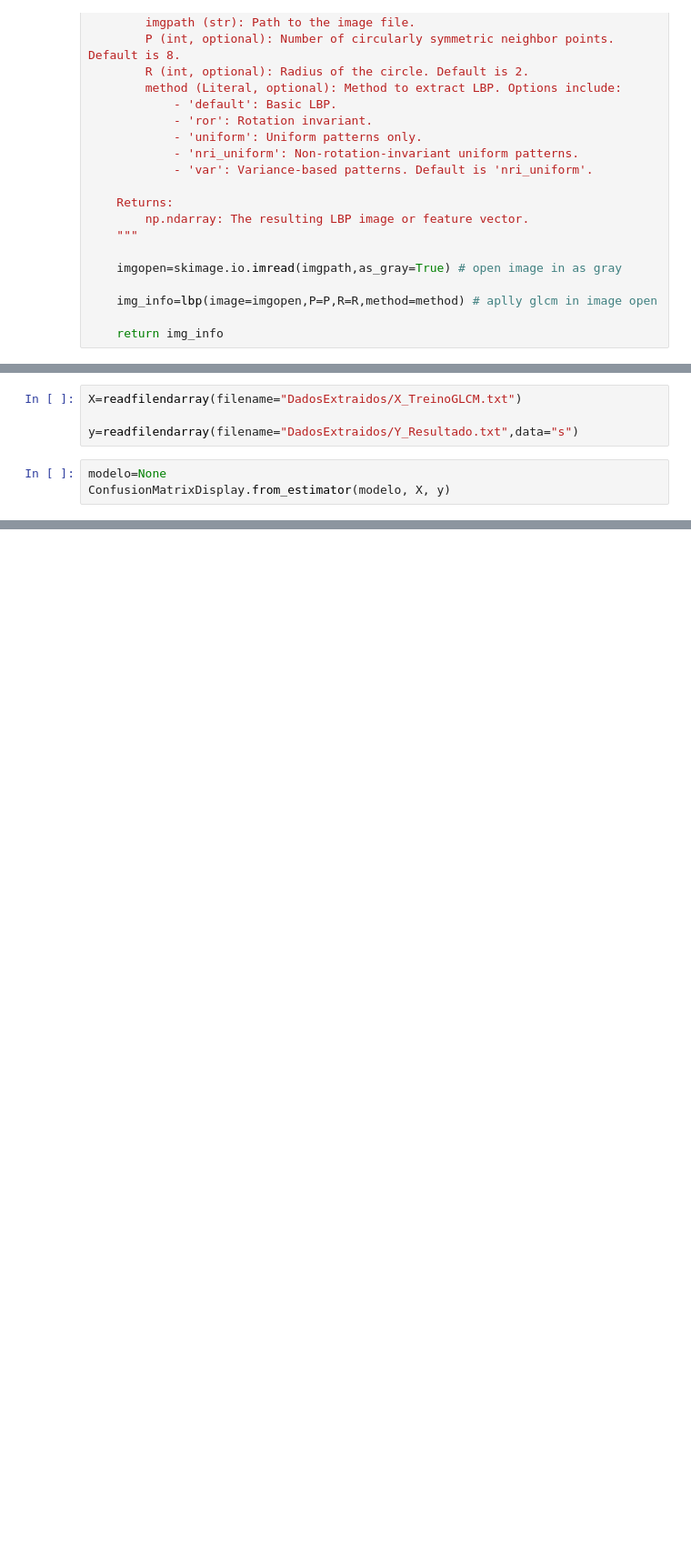
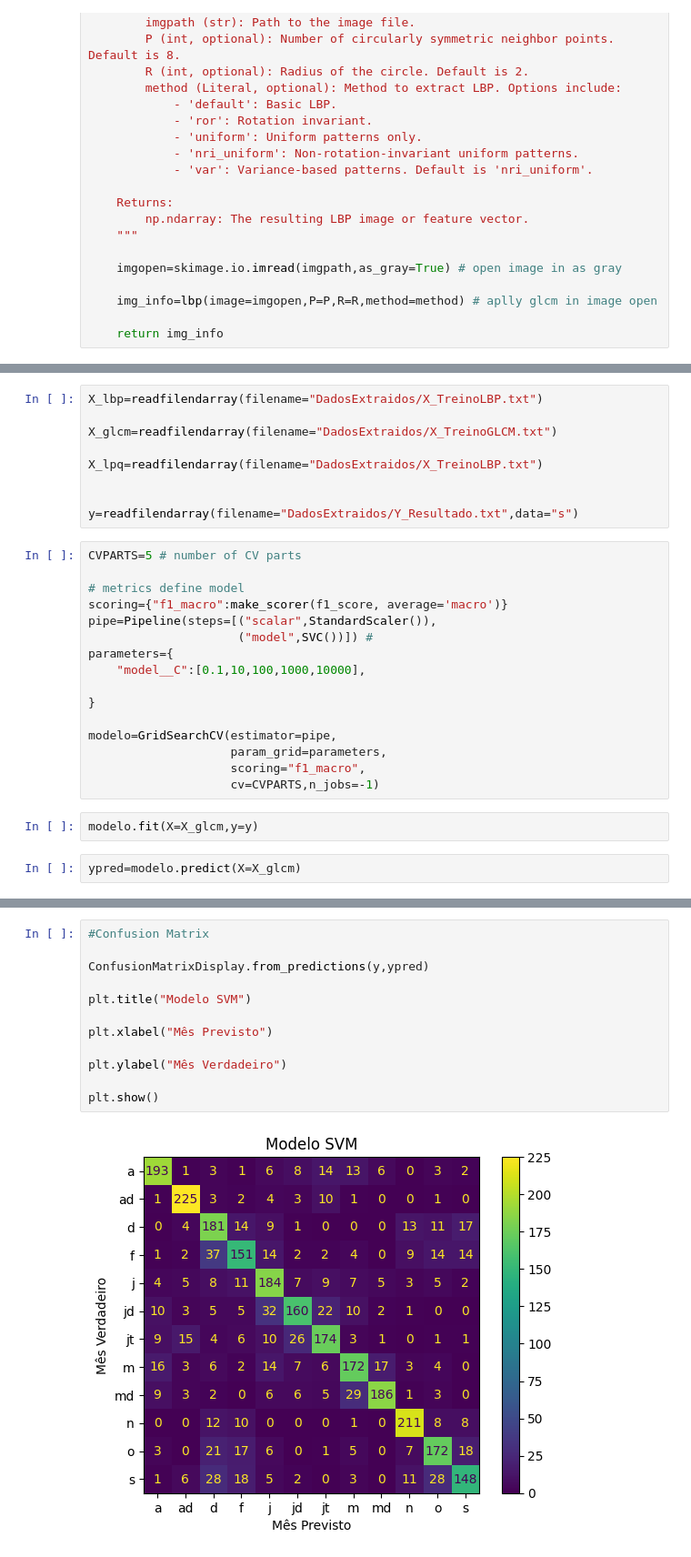
Before and after one commit to alguiguilo098/Trabalho-Final-Inteligencia-Computacional, a Jupyter notebook: main.ipynb, the cells around one changed output, grey strips where cells are left out. Shown at 91% size. Cells and saved outputs as stored; diff of their text form; blank space fills up the shorter version.

```diff
--- a/main.ipynb
+++ b/main.ipynb
@@ -139,9 +153,31 @@ if RUN:
         y_result.append(re.sub(r'\d','',i.replace("BaseDeDados/","").replace(".bmp","")))
     writendarry("DadosExtraidos/Y_Resultado.txt",np.array(y_result))
 # %%
-X=readfilendarray(filename="DadosExtraidos/X_TreinoGLCM.txt")
+X_lbp=readfilendarray(filename="DadosExtraidos/X_TreinoLBP.txt")
+
+X_glcm=readfilendarray(filename="DadosExtraidos/X_TreinoGLCM.txt")
+
+X_lpq=readfilendarray(filename="DadosExtraidos/X_TreinoLBP.txt")
+
 
 y=readfilendarray(filename="DadosExtraidos/Y_Resultado.txt",data="s")
+# %%
+CVPARTS=5 # number of CV parts
+
+# metrics define model
+scoring={"f1_macro":make_scorer(f1_score, average='macro')}
+pipe=Pipeline(steps=[("scalar",StandardScaler()),
+                     ("model",SVC())]) #
+parameters={
+    "model__C":[0.1,10,100,1000,10000],
+
+}
+
+modelo=GridSearchCV(estimator=pipe,
+                    param_grid=parameters,
+                    scoring="f1_macro",
+                    cv=CVPARTS,n_jobs=-1)
 # %%
-modelo=None
-ConfusionMatrixDisplay.from_estimator(modelo, X, y)
+modelo.fit(X=X_glcm,y=y)
+# %%
+ypred=modelo.predict(X=X_glcm)
@@ -149,0 +221,14 @@ print(classification_report(y,y))
+# %%
+#Confusion Matrix
+
+ConfusionMatrixDisplay.from_predictions(y,ypred)
+
+plt.title("Modelo SVM")
+
+plt.xlabel("Mês Previsto")
+
+plt.ylabel("Mês Verdadeiro")
+
+plt.show()
+# %% [output]
+[figure, added]
```
Also changed, not shown: parts of 6 cells of this notebook.
